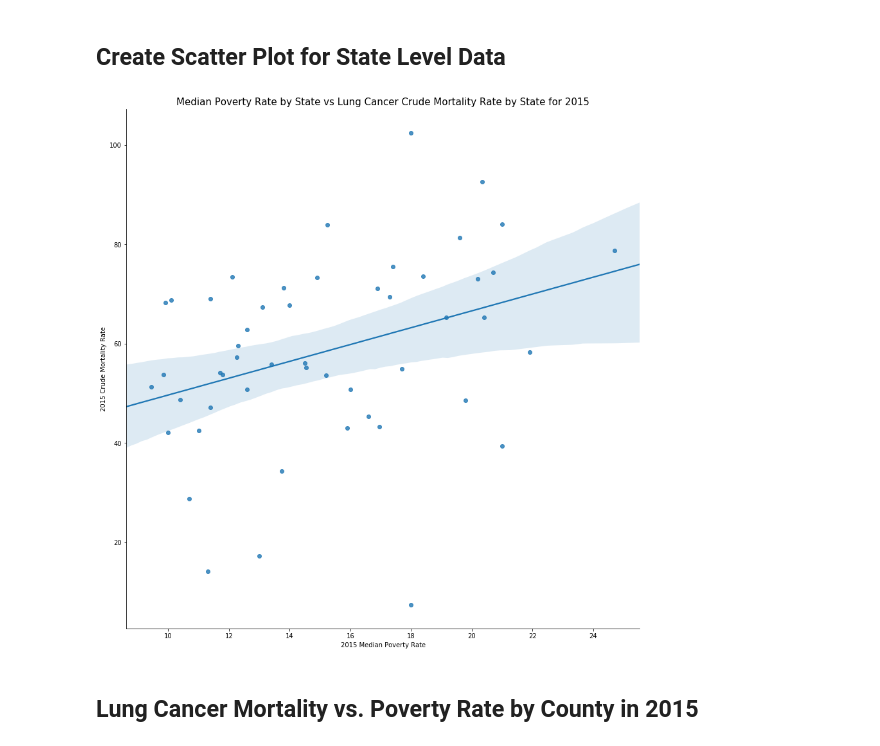
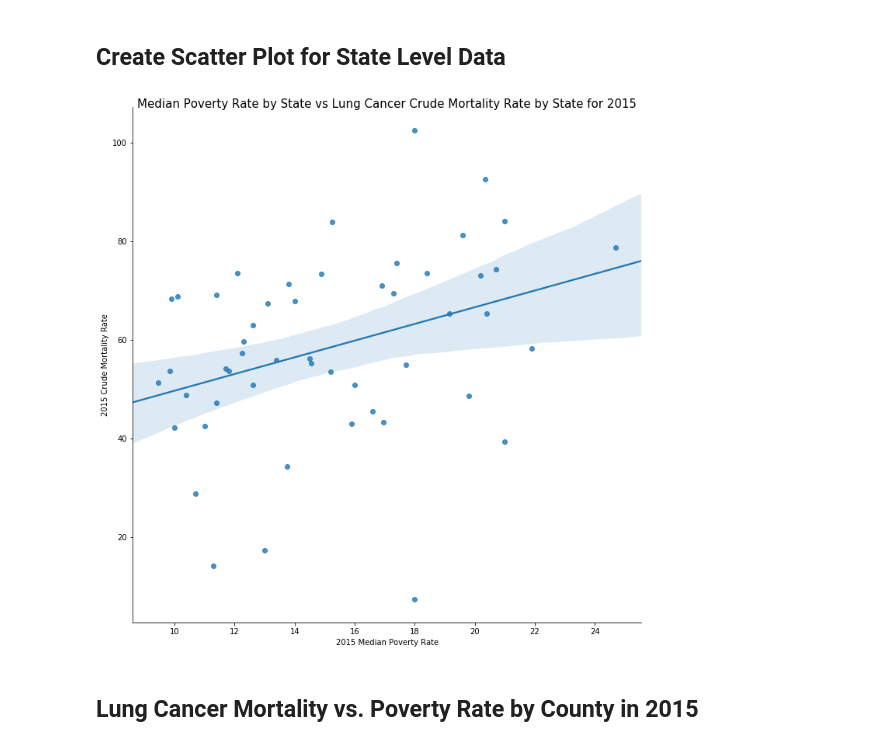
Before and after one commit to gretelup/dataviz-project1, a Jupyter notebook: data_analysis.ipynb, the cells around one changed output. Drawn from its saved outputs; the diff is of its cells as text; code cells hidden in the pictures.

```diff
--- a/data_analysis.ipynb
+++ b/data_analysis.ipynb
@@ -313,13 +313,14 @@ deathPovertyRateDF.head()
 # %%
 # Create scatter plot with regression line of median poverty rate v. crude mortality rate for 2015
 
 sns.lmplot(x='2015 Median Poverty Rate',y='2015 Crude Mortality Rate',data=deathPovertyRateDF, fit_reg=True,
-           height=12, sharey = 'all')
-plt.title('Median Poverty Rate by State vs Lung Cancer Crude Mortality Rate by State for 2015', size=15)
+           height=10, sharey = 'all')
+
+plt.title('Median Poverty Rate by State vs Lung Cancer Crude Mortality Rate by State for 2015', size=15, pad = -1)
 plt.savefig(os.path.join("Images", "Poverty_v_Cancer_State_Scatter.png"))
 plt.show()
 # %% [output]
-[figure, old version]
+[figure, new version]
 # %% [markdown]
 ## Lung Cancer Mortality vs. Poverty Rate by County in 2015
 # %%
```
Also changed, not shown: parts of 3 cells of this notebook, 3 other files.
